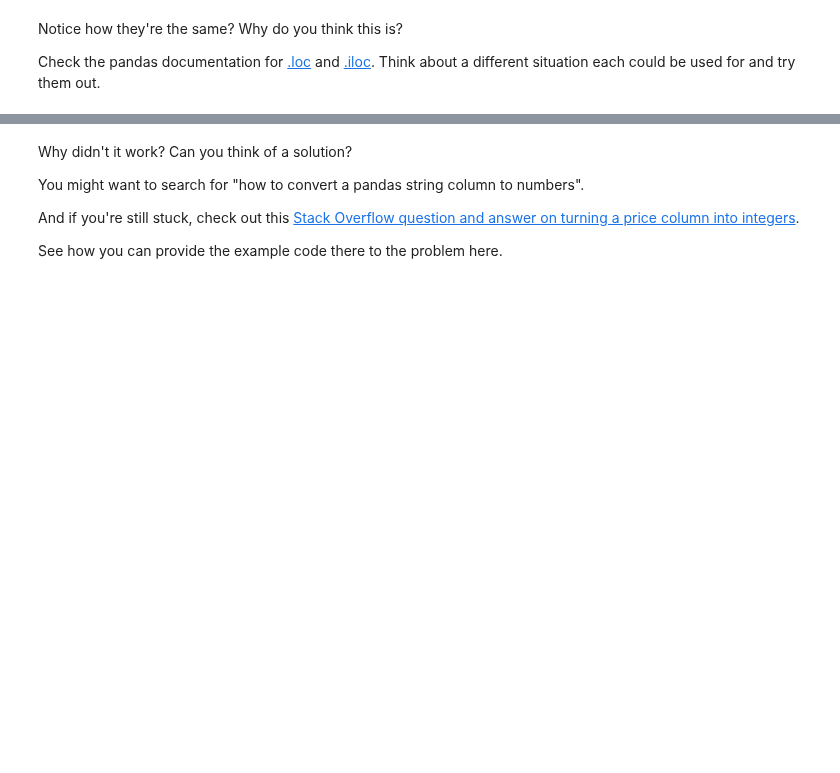
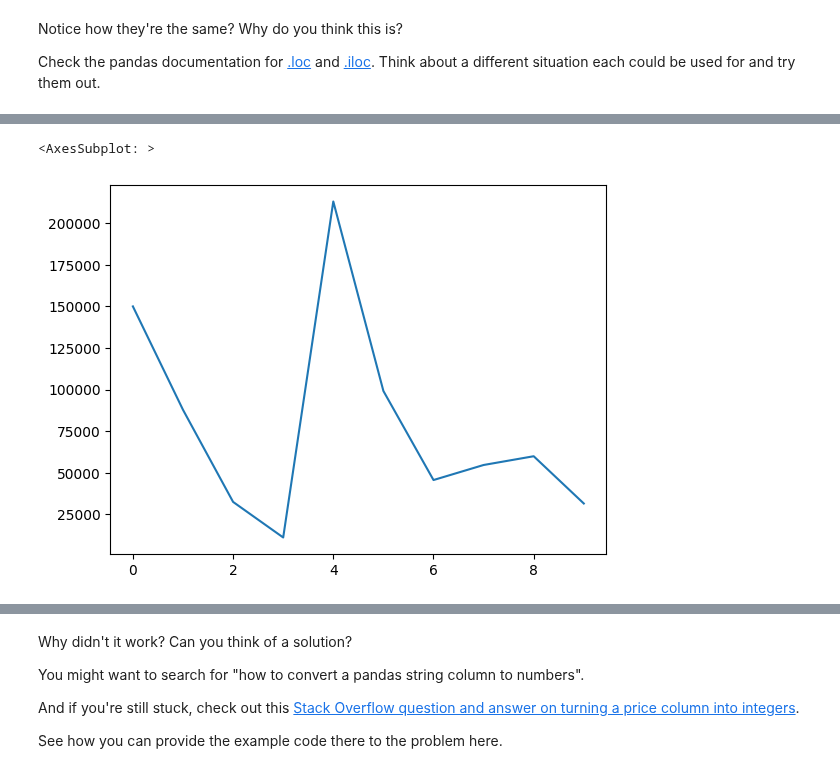
Before and after one commit to KhatiwadaPrajwal056/Data-Science-Libraries-, a Jupyter notebook: Pandas/pandas-exercises.ipynb, the cells around one changed output, grey strips where cells are left out. Cells and saved outputs as stored; diff of their text form; code cells hidden in the pictures; blank space fills up the shorter version.

```diff
--- a/Pandas/pandas-exercises.ipynb
+++ b/Pandas/pandas-exercises.ipynb
@@ -114,5 +228,11 @@ Check the pandas documentation for [.loc](https://pandas.pydata.org/pandas-docs/
 # %%
 # Import Matplotlib and create a plot of the Odometer column
 # Don't forget to use %matplotlib inline
+%matplotlib inline
+import matplotlib.pyplot as plt
+car_sales["Odometer (KM)"].plot()
+# %% [output]
+<AxesSubplot: >
+[figure, added]
 # %%
 # Create a histogram of the Odometer column using hist()
```
Also changed, not shown: parts of 36 cells of this notebook.
